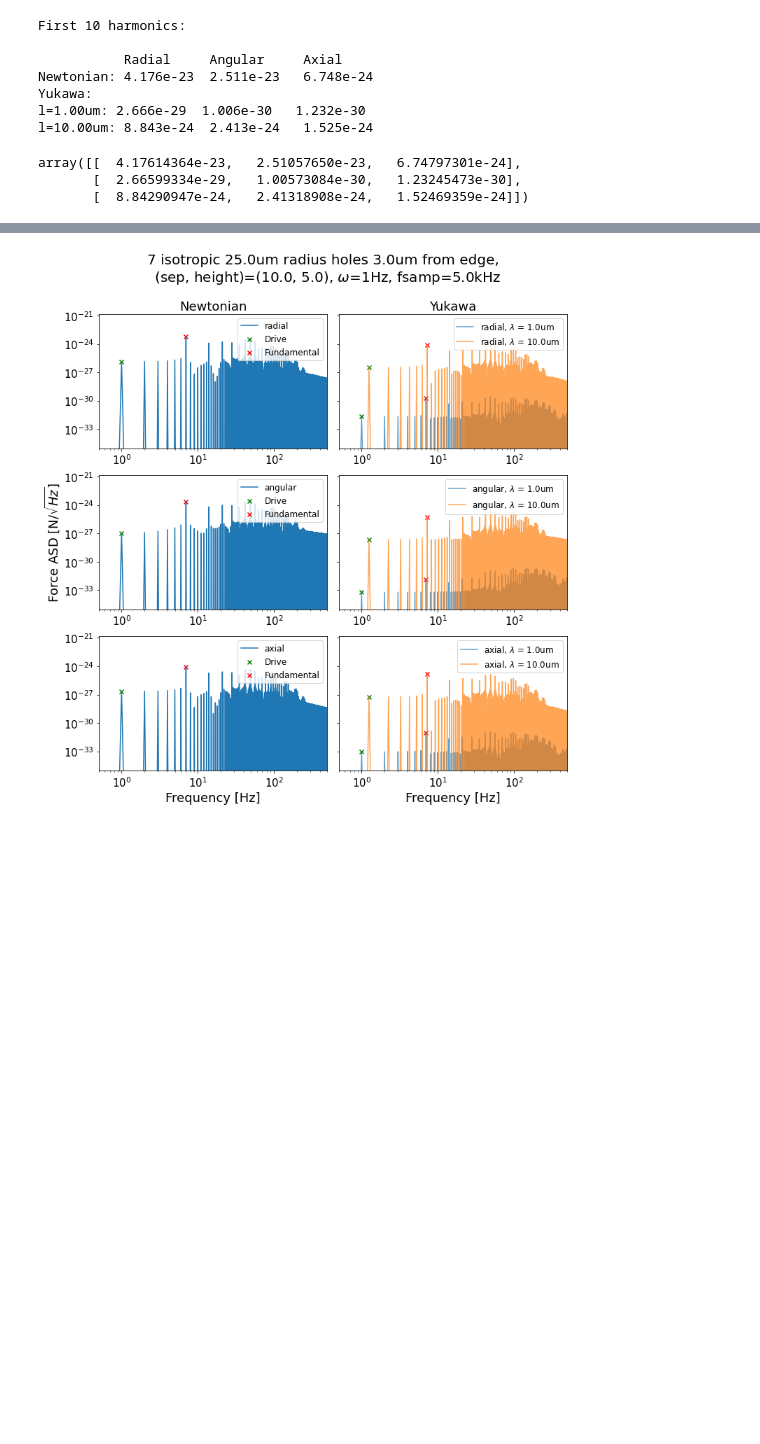
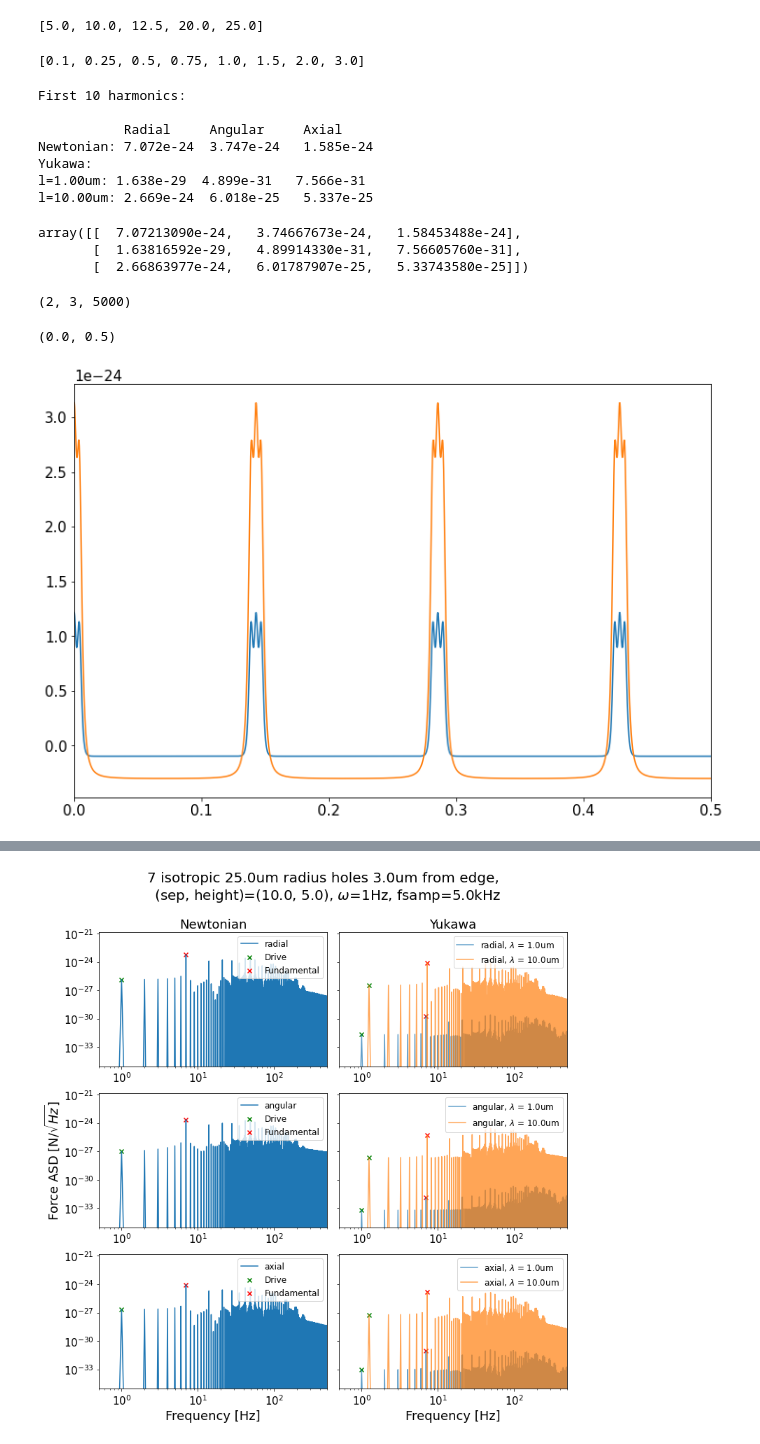
Before and after one commit to emmetthough/gravity_sim, a Jupyter notebook: notebooks/modulated.ipynb, the cells around one changed output, grey strips where cells are left out. Drawn from its saved outputs; the diff is of its cells as text; code cells hidden in the pictures; blank space fills up the shorter version.

```diff
--- a/notebooks/modulated.ipynb
+++ b/notebooks/modulated.ipynb
@@ -23,8 +23,16 @@ data = PS.data
 # %%
 hrs = sorted(PS.hrs)
 separations = sorted(PS.from_edges)
+# %%
+hrs
+# %% [output]
+[5.0, 10.0, 12.5, 20.0, 25.0]
+# %%
+separations
+# %% [output]
+[0.1, 0.25, 0.5, 0.75, 1.0, 1.5, 2.0, 3.0]
 # %%
-p0 = 7,separations[-1],hrs[-1],10.0,5.0
+p0 = 7,separations[-1],hrs[0],10.0,5.0
 FM0 = holes_analysis(data, p0)
 
 FM0.sum_harmonics(w=1, fsamp=5e3, num_harmonics=10, verbose=True)
@@ -32,11 +40,25 @@ FM0.sum_harmonics(w=1, fsamp=5e3, num_harmonics=10, verbose=True)
 First 10 harmonics:
 
            Radial     Angular     Axial
-Newtonian: 4.176e-23  2.511e-23   6.748e-24
+Newtonian: 7.072e-24  3.747e-24   1.585e-24
 Yukawa:
-l=1.00um: 2.666e-29  1.006e-30   1.232e-30
-l=10.00um: 8.843e-24  2.413e-24   1.525e-24
+l=1.00um: 1.638e-29  4.899e-31   7.566e-31
+l=10.00um: 2.669e-24  6.018e-25   5.337e-25
-array([[  4.17614364e-23,   2.51057650e-23,   6.74797301e-24],
-       [  2.66599334e-29,   1.00573084e-30,   1.23245473e-30],
-       [  8.84290947e-24,   2.41318908e-24,   1.52469359e-24]])
+array([[  7.07213090e-24,   3.74667673e-24,   1.58453488e-24],
+       [  1.63816592e-29,   4.89914330e-31,   7.56605760e-31],
+       [  2.66863977e-24,   6.01787907e-25,   5.33743580e-25]])
+# %%
+times, newt, (yuka, lambdas) = FM0.sample_Gdata(w=1, tint=1)
+# %%
+yuka.shape
+# %% [output]
+(2, 3, 5000)
+# %%
+plt.plot(times, yuka[1,0,:]-np.mean(yuka[1,0,:]))
+plt.plot(times, newt[0,:]-np.mean(newt[0,:]))
+plt.rcParams['figure.figsize'] = 12,8
+plt.xlim(0,0.5)
+# %% [output]
+(0.0, 0.5)
+[figure, added]
 # %%
```
Also changed, not shown: parts of 1 cell of this notebook.
